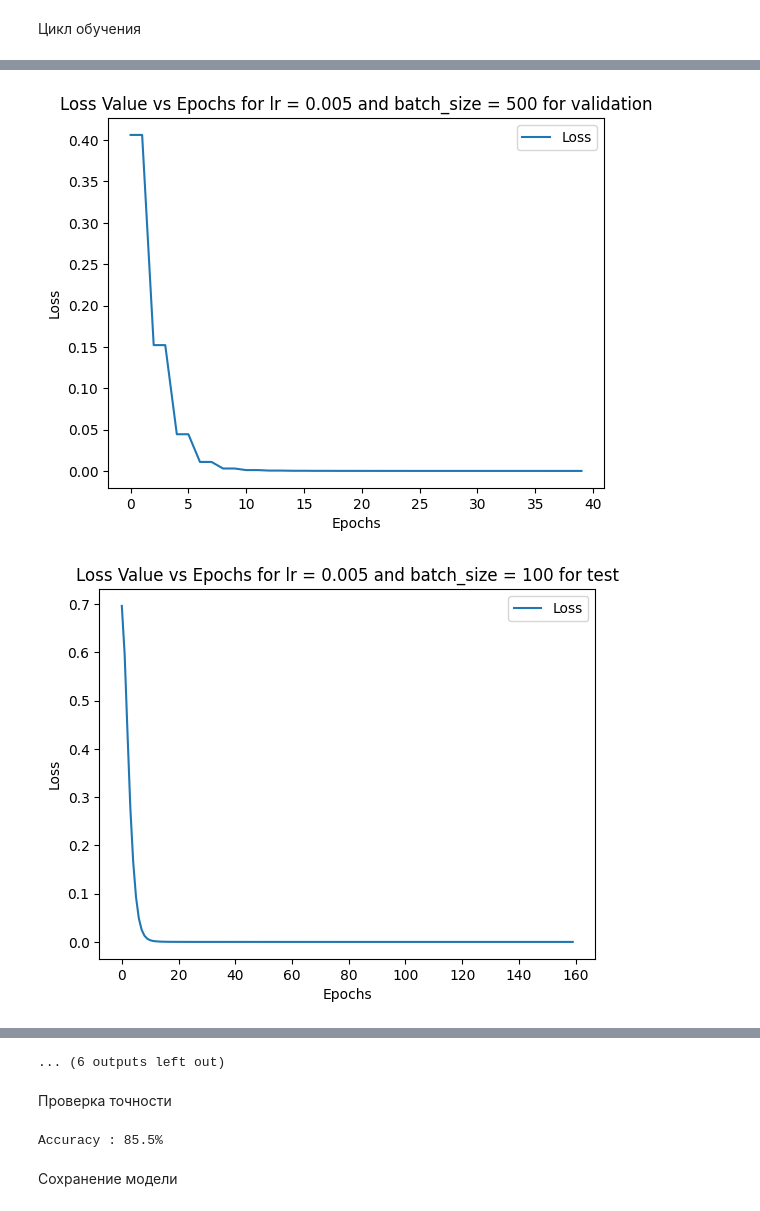
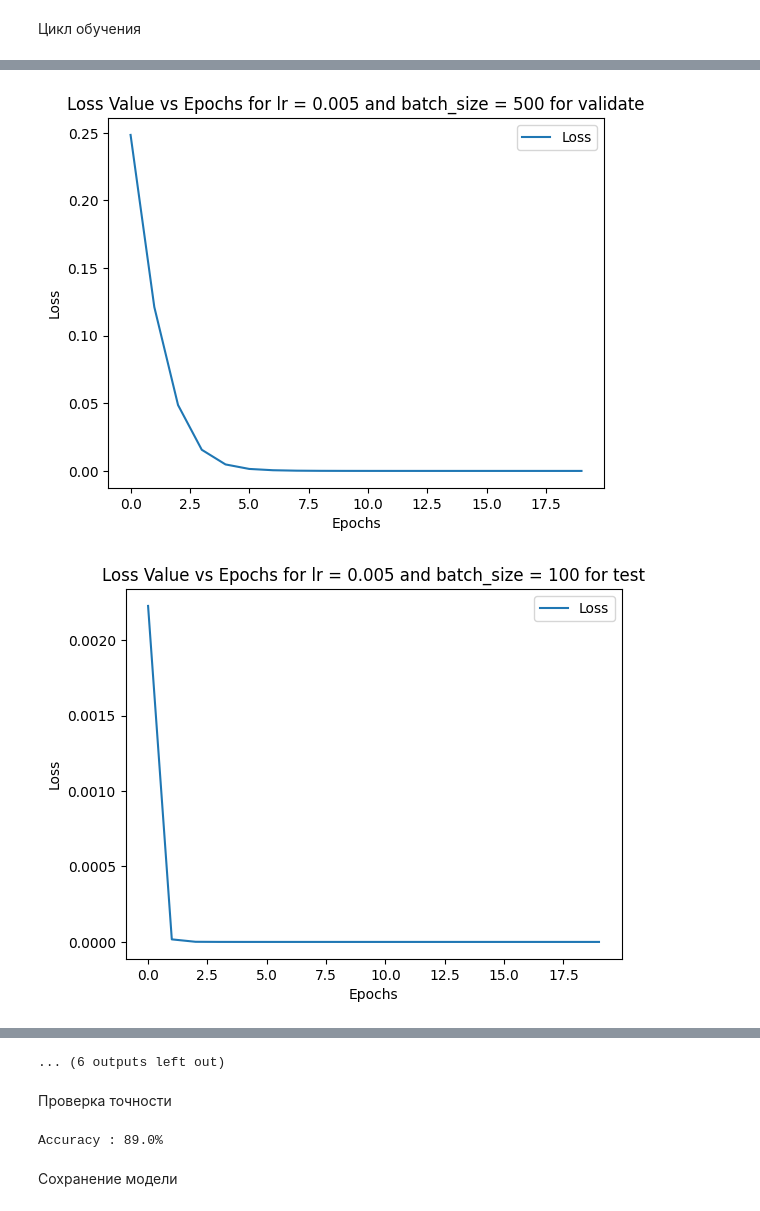
Before and after one commit to IluhaZaz/py_lab_5, a Jupyter notebook: neural_network.ipynb, the cells around one changed output, grey strips where cells are left out. Saved outputs shown, nothing was run; the diff lists cells and outputs as text; code cells hidden in the pictures.

```diff
--- a/neural_network.ipynb
+++ b/neural_network.ipynb
@@ -120,42 +119,43 @@ lr_list = [0.001, 0.005, 0.01]
 batch_size=[1000, 500, 100]
 for lr in lr_list:
   for bs in batch_size:
-      model = LogisticRegression()
-      data = torch.utils.data.DataLoader(x_train, batch_size=bs, shuffle=True)
-      val_data = torch.utils.data.DataLoader(x_v, batch_size=bs, shuffle=True)
-      optimizer = torch.optim.Adam(params=model.parameters() , lr=lr)
-      epochs = 20
-      model.train()
-      loss_ = []
-      loss_val=[]
-      for epoch in range(epochs):
-       for elem in data:
+    model = LogisticRegression()
+    data = torch.utils.data.DataLoader(x_train, batch_size=bs, shuffle=True)
+    val_data = torch.utils.data.DataLoader(x_v, batch_size=bs, shuffle=True)
+    optimizer = torch.optim.Adam(params=model.parameters() , lr=lr)
+    epochs = 20
+    model.train()
+    loss_ = []
+    loss_val=[]
+    for epoch in range(epochs):
+      for elem in data:
         y_pred = model(x_train)
         loss = criterion(y_pred, y_train)
-        loss_.append(loss.item())
         optimizer.zero_grad()
         loss.backward()
         optimizer.step()
+      loss_.append(loss.item()/len(data))
 
-       model.eval()
-       for elem in val_data:
-         y_pred = model(x_train)
-         loss = criterion(y_pred, y_train)
-         loss_val.append(loss.item())
 
-      plt.plot(loss_)
-      plt.title(f'Loss Value vs Epochs for lr = {lr} and batch_size = {bs} for test')
-      plt.xlabel('Epochs')
-      plt.ylabel('Loss')
-      plt.legend(['Loss'])
-      plt.show()
+      model.eval()
+      for elem in val_data:
+        y_pred = model(x_train)
+        loss = criterion(y_pred, y_train)
+      loss_val.append(loss.item()/len(val_data))
+
+    plt.plot(loss_)
+    plt.title(f'Loss Value vs Epochs for lr = {lr} and batch_size = {bs} for test')
+    plt.xlabel('Epochs')
+    plt.ylabel('Loss')
+    plt.legend(['Loss'])
+    plt.show()
 
 
 
-      plt.plot(loss_val)
-      plt.title(f'Loss Value vs Epochs for lr = {lr} and batch_size = {bs} for validation')
-      plt.xlabel('Epochs')
-      plt.ylabel('Loss')
-      plt.legend(['Loss'])
-      plt.show()
+    plt.plot(loss_val)
+    plt.title(f'Loss Value vs Epochs for lr = {lr} and batch_size = {bs} for validate')
+    plt.xlabel('Epochs')
+    plt.ylabel('Loss')
+    plt.legend(['Loss'])
+    plt.show()
 # %% [output]
@@ -171,2 +171,2 @@ for lr in lr_list:
-[figure, old version]
+[figure, new version]
-[figure, old version]
+[figure, new version]
@@ -182,7 +182,7 @@ with torch.no_grad():
     pred = torch.max(y_pred, 1)[1].eq(y_test).sum()
     print ("Accuracy : {}%".format(100*pred/len(x_test)))
 # %% [output]
-Accuracy : 85.5%
+Accuracy : 89.0%
 # %% [markdown]
 Сохранение модели
 # %%
```
Also changed, not shown: parts of 9 cells of this notebook.
